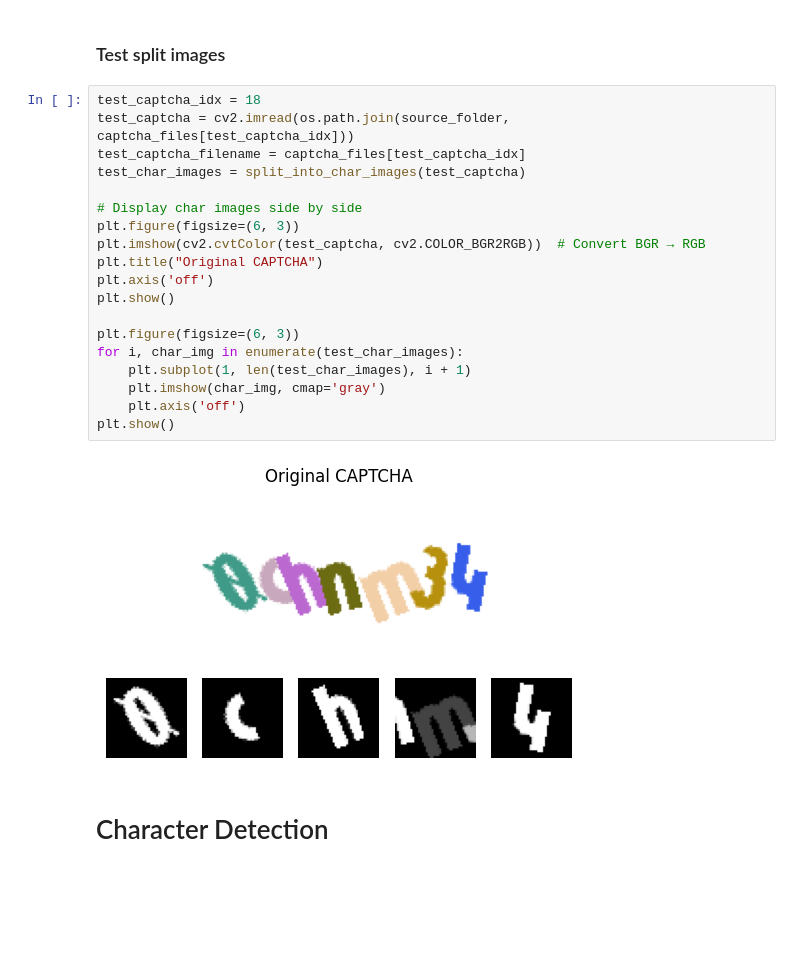
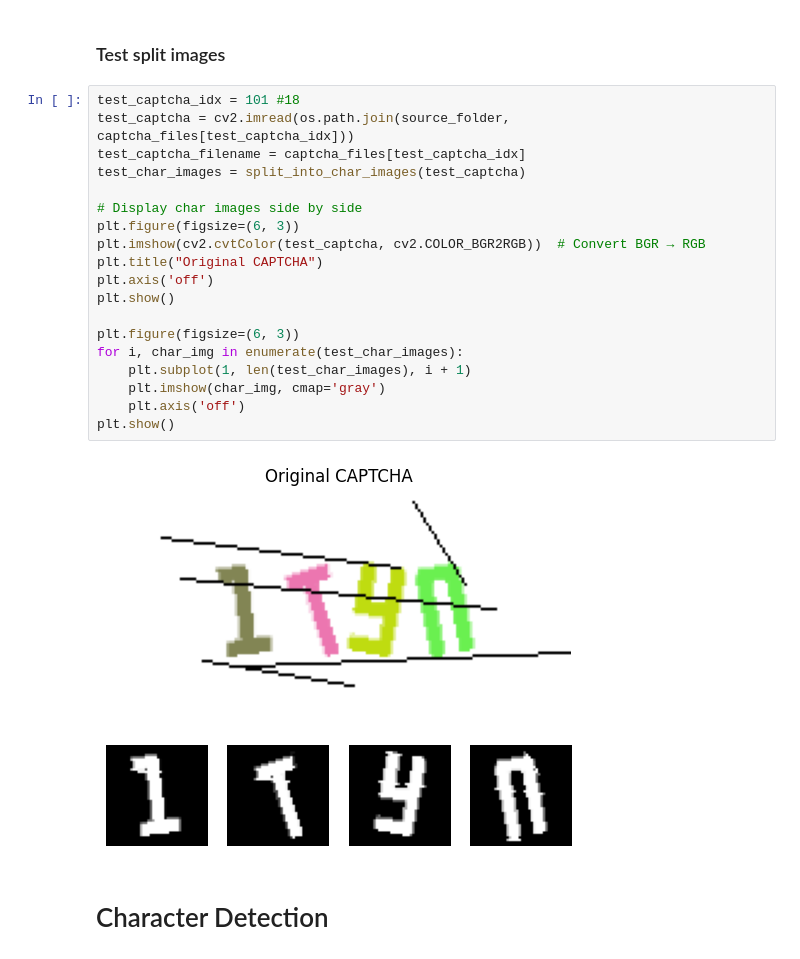
Before and after one commit to ItsMeNengYi/CS4243-mini-project, a Jupyter notebook: full_captcha_prediction.ipynb, the cells around one changed output. Drawn from its saved outputs; the diff is of its cells as text; blank space fills up the shorter version.

```diff
--- a/full_captcha_prediction.ipynb
+++ b/full_captcha_prediction.ipynb
@@ -204,27 +204,27 @@ def split_into_char_images(img):
 # %% [markdown]
 ### Test split images
 # %%
-test_captcha_idx = 18
+test_captcha_idx = 101 #18
 test_captcha = cv2.imread(os.path.join(source_folder, captcha_files[test_captcha_idx]))
 test_captcha_filename = captcha_files[test_captcha_idx]
 test_char_images = split_into_char_images(test_captcha)
 
 # Display char images side by side
 plt.figure(figsize=(6, 3))
 plt.imshow(cv2.cvtColor(test_captcha, cv2.COLOR_BGR2RGB))  # Convert BGR → RGB
 plt.title("Original CAPTCHA")
 plt.axis('off')
 plt.show()
 
 plt.figure(figsize=(6, 3))
 for i, char_img in enumerate(test_char_images):
     plt.subplot(1, len(test_char_images), i + 1)
     plt.imshow(char_img, cmap='gray')
     plt.axis('off')
 plt.show()
 # %% [output]
-[figure, old version]
+[figure, new version]
-[figure, old version]
+[figure, new version]
 # %% [markdown]
 # Character Detection
 # %%
```
Also changed, not shown: parts of 2 cells of this notebook, 2 other files.
